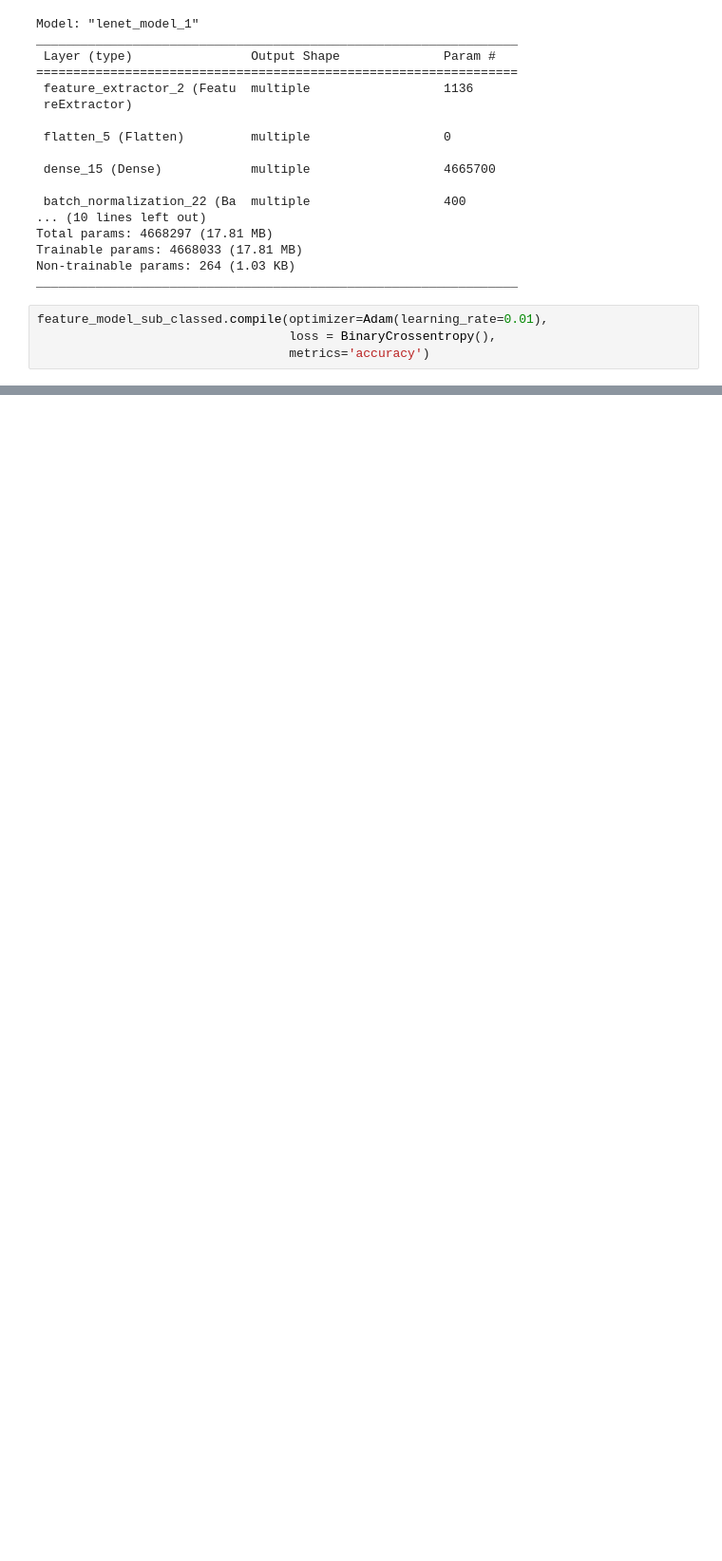
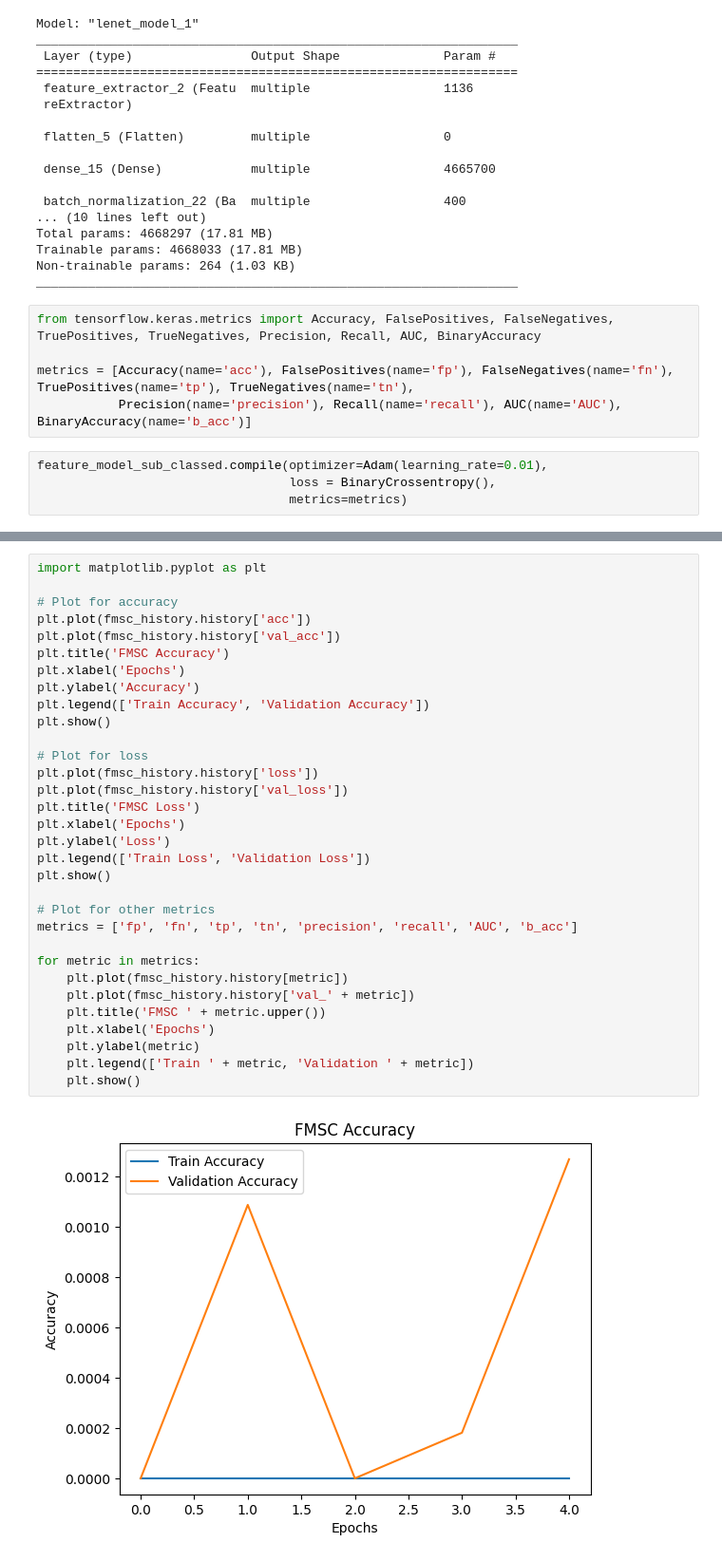
Before and after one commit to HidellaS/Malaria-Diagnosis, a Jupyter notebook: Maleria_Detection.ipynb, the cells around one changed output, grey strips where cells are left out. Shown at 95% size. Cells and saved outputs as stored; diff of their text form; blank space fills up the shorter version.

Commit message:
Use different metrices for model evaluation

```diff
--- a/Maleria_Detection.ipynb
+++ b/Maleria_Detection.ipynb
@@ -665,10 +665,15 @@ Total params: 4668297 (17.81 MB)
 Trainable params: 4668033 (17.81 MB)
 Non-trainable params: 264 (1.03 KB)
 _________________________________________________________________
+# %%
+from tensorflow.keras.metrics import Accuracy, FalsePositives, FalseNegatives, TruePositives, TrueNegatives, Precision, Recall, AUC, BinaryAccuracy
+
+metrics = [Accuracy(name='acc'), FalsePositives(name='fp'), FalseNegatives(name='fn'), TruePositives(name='tp'), TrueNegatives(name='tn'),
+           Precision(name='precision'), Recall(name='recall'), AUC(name='AUC'), BinaryAccuracy(name='b_acc')]
 # %%
 feature_model_sub_classed.compile(optimizer=Adam(learning_rate=0.01),
                                   loss = BinaryCrossentropy(),
-                                  metrics='accuracy')
+                                  metrics=metrics)
 # %%
 fmsc_history = feature_model_sub_classed.fit(train_dataset, validation_data=val_dataset, epochs=5, verbose=1)
 # %% [output]
@@ -704,0 +690,34 @@ plt.show()
+# %%
+import matplotlib.pyplot as plt
+
+# Plot for accuracy
+plt.plot(fmsc_history.history['acc'])
+plt.plot(fmsc_history.history['val_acc'])
+plt.title('FMSC Accuracy')
+plt.xlabel('Epochs')
+plt.ylabel('Accuracy')
+plt.legend(['Train Accuracy', 'Validation Accuracy'])
+plt.show()
+
+# Plot for loss
+plt.plot(fmsc_history.history['loss'])
+plt.plot(fmsc_history.history['val_loss'])
+plt.title('FMSC Loss')
+plt.xlabel('Epochs')
+plt.ylabel('Loss')
+plt.legend(['Train Loss', 'Validation Loss'])
+plt.show()
+
+# Plot for other metrics
+metrics = ['fp', 'fn', 'tp', 'tn', 'precision', 'recall', 'AUC', 'b_acc']
+
+for metric in metrics:
+    plt.plot(fmsc_history.history[metric])
+    plt.plot(fmsc_history.history['val_' + metric])
+    plt.title('FMSC ' + metric.upper())
+    plt.xlabel('Epochs')
+    plt.ylabel(metric)
+    plt.legend(['Train ' + metric, 'Validation ' + metric])
+    plt.show()
+# %% [output]
+[figure, added]
```
Also changed, not shown: parts of 8 cells of this notebook.
